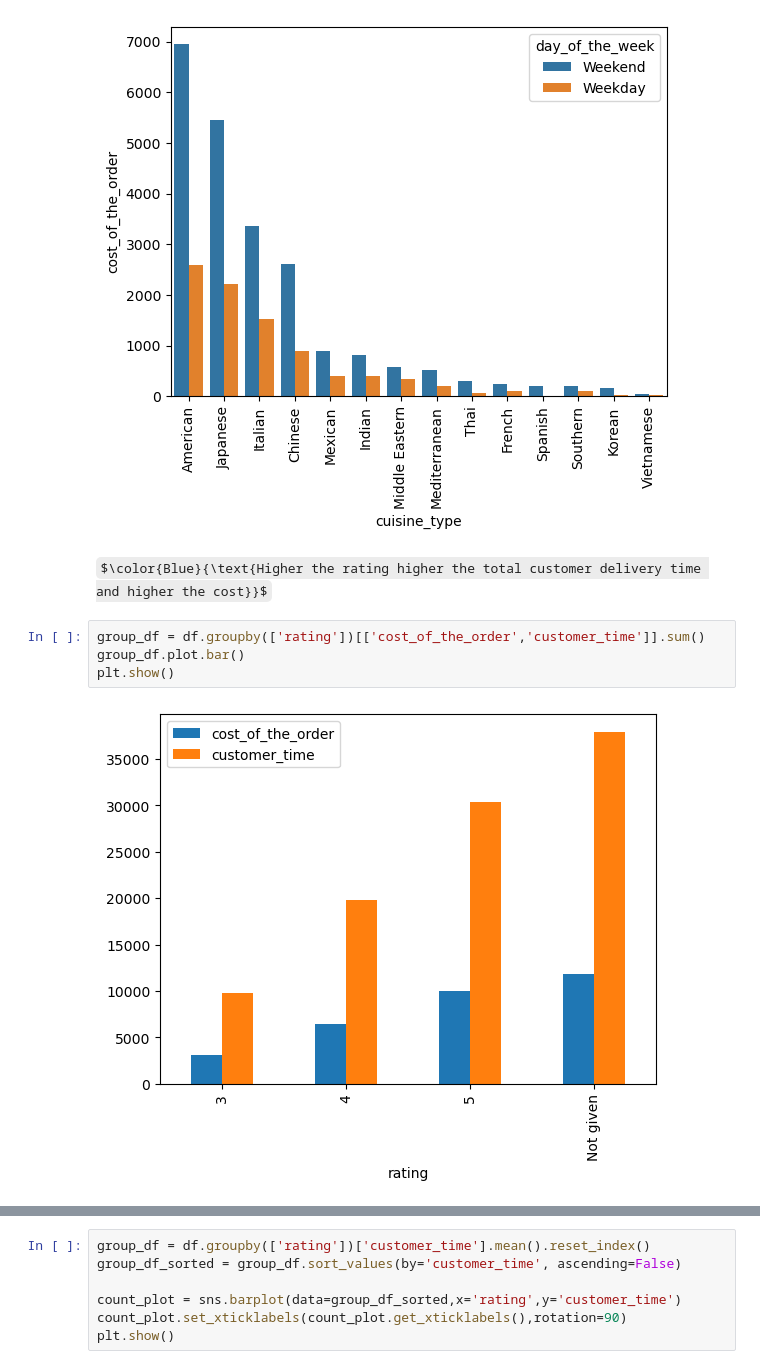
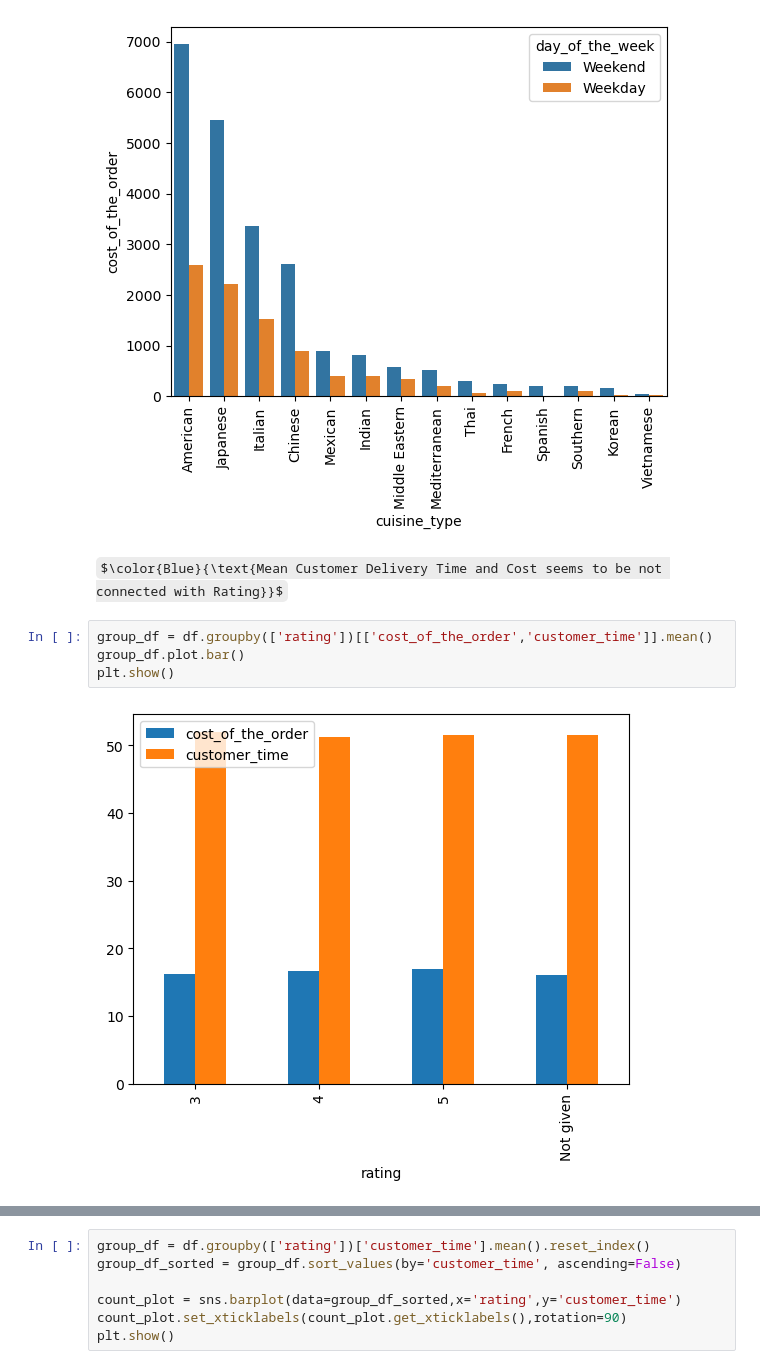
Before and after one commit to uredkar/BAU, a Jupyter notebook: Python/IntroPython/PYF_Project_LearnerNotebook_FullCode.ipynb, the cells around one changed output, grey strips where cells are left out. Cells and saved outputs as stored; diff of their text form; some formulas as TeX source.

```diff
--- a/Python/IntroPython/PYF_Project_LearnerNotebook_FullCode.ipynb
+++ b/Python/IntroPython/PYF_Project_LearnerNotebook_FullCode.ipynb
@@ -480,12 +492,12 @@ count_plot.set_xticklabels(count_plot.get_xticklabels(),rotation=90)
 plt.show()
 # %% [output]
 [figure]
-# %% [markdown]
-$\color{Blue}{\text{Higher the rating higher the total customer delivery time and higher the cost}}$
+# %% [markdown]
+$\color{Blue}{\text{Mean Customer Delivery Time and Cost seems to be not connected with Rating}}$
 # %%
-group_df = df.groupby(['rating'])[['cost_of_the_order','customer_time']].sum()
+group_df = df.groupby(['rating'])[['cost_of_the_order','customer_time']].mean()
 group_df.plot.bar()
 plt.show()
 # %% [output]
-[figure, old version]
+[figure, new version]
 # %% [markdown]
```
Also changed, not shown: parts of 37 cells of this notebook, 23 other files.
